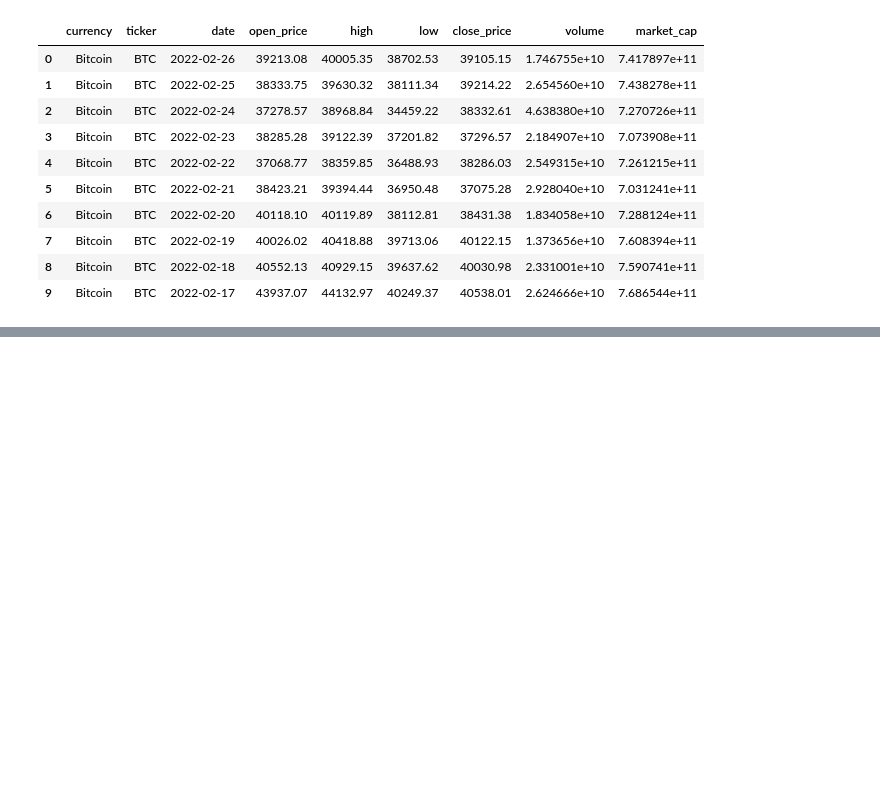
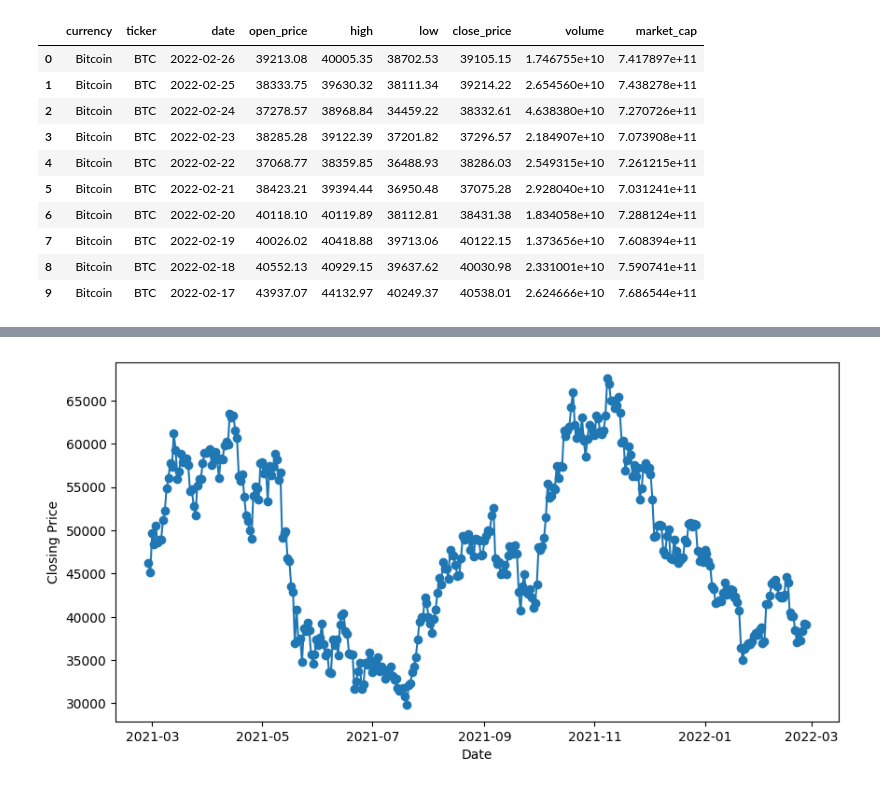
Before and after one commit to psychoautic/Crypto-prices-EDA, a Jupyter notebook: EDA.ipynb, the cells around one changed output, grey strips where cells are left out. Saved outputs shown, nothing was run; the diff lists cells and outputs as text; code cells hidden in the pictures; blank space fills up the shorter version.

```diff
--- a/EDA.ipynb
+++ b/EDA.ipynb
@@ -860,0 +961,14 @@ ftr
+# %%
+import matplotlib.pyplot as plt
+
+
+BTC['date'] = pd.to_datetime(BTC['date'])
+
+plt.figure(figsize=(10, 5))
+plt.plot(BTC['date'], BTC['close_price'], marker='o')
+plt.xlabel('Date')
+plt.ylabel('Closing Price')
+
+plt.show()
+# %% [output]
+[figure, added]
```
Also changed, not shown: parts of 42 cells of this notebook, 1 other file.
